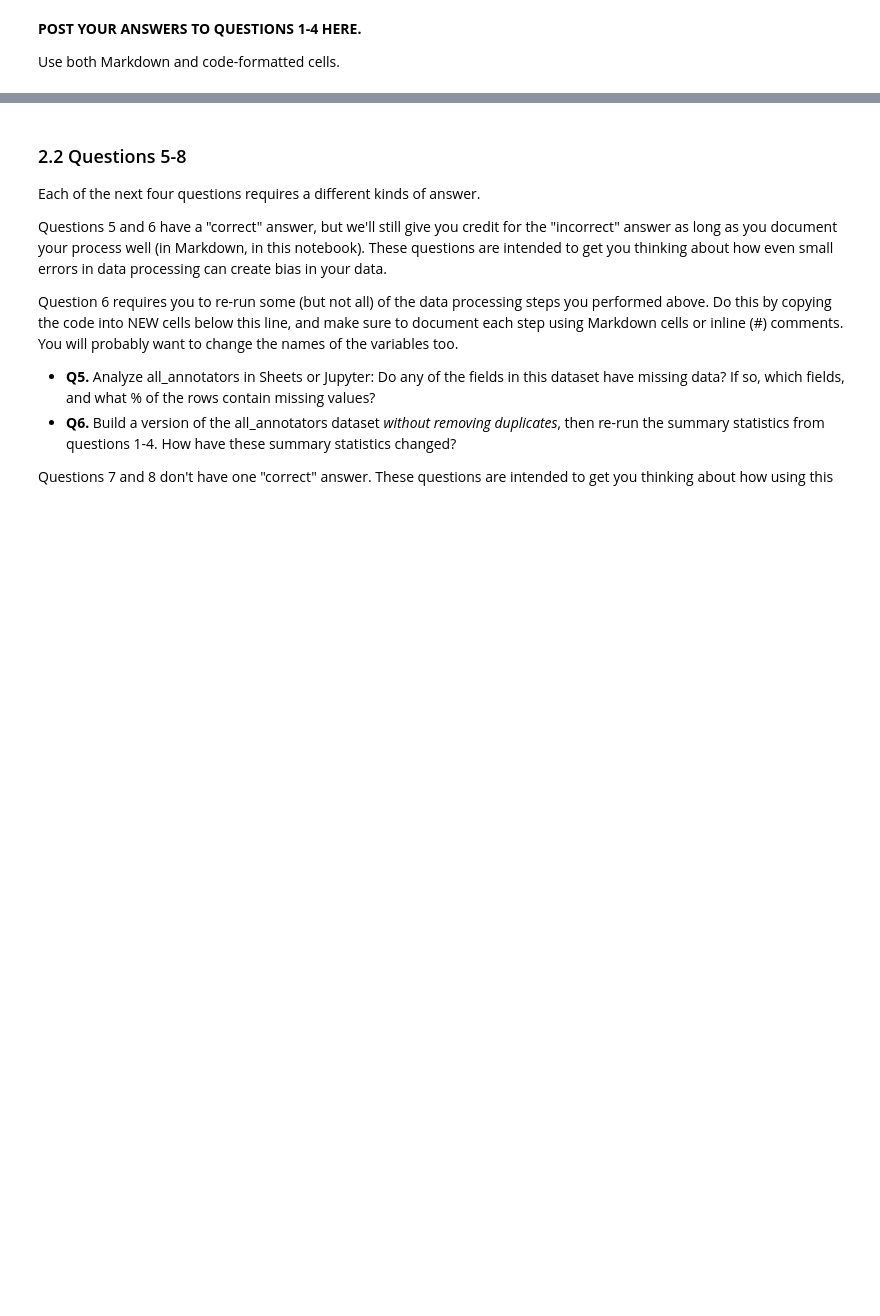
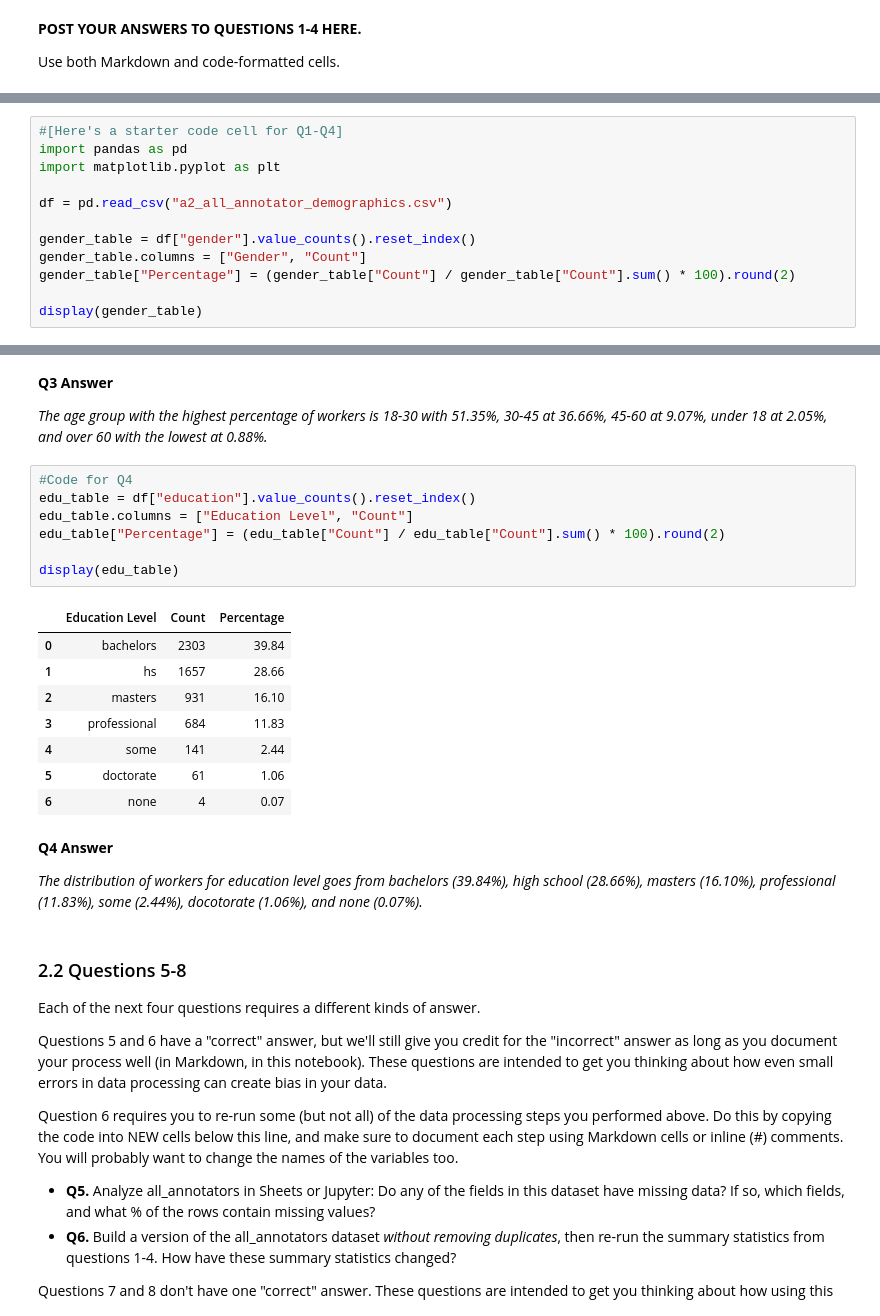
Before and after one commit to paralosis/hcde-410, a Jupyter notebook: A2/hcde410-a2.ipynb, the cells around one changed output, grey strips where cells are left out. Drawn from its saved outputs; the diff is of its cells as text; blank space fills up the shorter version.

```diff
--- a/A2/hcde410-a2.ipynb
+++ b/A2/hcde410-a2.ipynb
@@ -421,0 +419,12 @@ i
+# %%
+#[Here's a starter code cell for Q1-Q4]
+import pandas as pd
+import matplotlib.pyplot as plt
+
+df = pd.read_csv("a2_all_annotator_demographics.csv")
+
+gender_table = df["gender"].value_counts().reset_index()
+gender_table.columns = ["Gender", "Count"]
+gender_table["Percentage"] = (gender_table["Count"] / gender_table["Count"].sum() * 100).round(2)
+
+display(gender_table)
@@ -422,3 +469,27 @@ i
+# %% [markdown]
+**Q3 Answer**
+
+*The age group with the highest percentage of workers is 18-30 with 51.35%, 30-45 at 36.66%, 45-60 at 9.07%, under 18 at 2.05%, and over 60 with the lowest at 0.88%.*
+# %%
+#Code for Q4
+edu_table = df["education"].value_counts().reset_index()
+edu_table.columns = ["Education Level", "Count"]
+edu_table["Percentage"] = (edu_table["Count"] / edu_table["Count"].sum() * 100).round(2)
+
+display(edu_table)
+# %% [output]
+|  | Education Level | Count | Percentage |
+| 0 | bachelors | 2303 | 39.84 |
+| 1 | hs | 1657 | 28.66 |
+| 2 | masters | 931 | 16.10 |
+| 3 | professional | 684 | 11.83 |
+| 4 | some | 141 | 2.44 |
+| 5 | doctorate | 61 | 1.06 |
+| 6 | none | 4 | 0.07 |
+# %% [markdown]
+**Q4 Answer**
+
+*The distribution of workers for education level goes from bachelors (39.84%), high school (28.66%), masters (16.10%), professional (11.83%), some (2.44%), docotorate (1.06%), and none (0.07%).*
 # %% [markdown]
 ### 2.2 Questions 5-8
 
```
Also changed, not shown: parts of 15 cells of this notebook.
